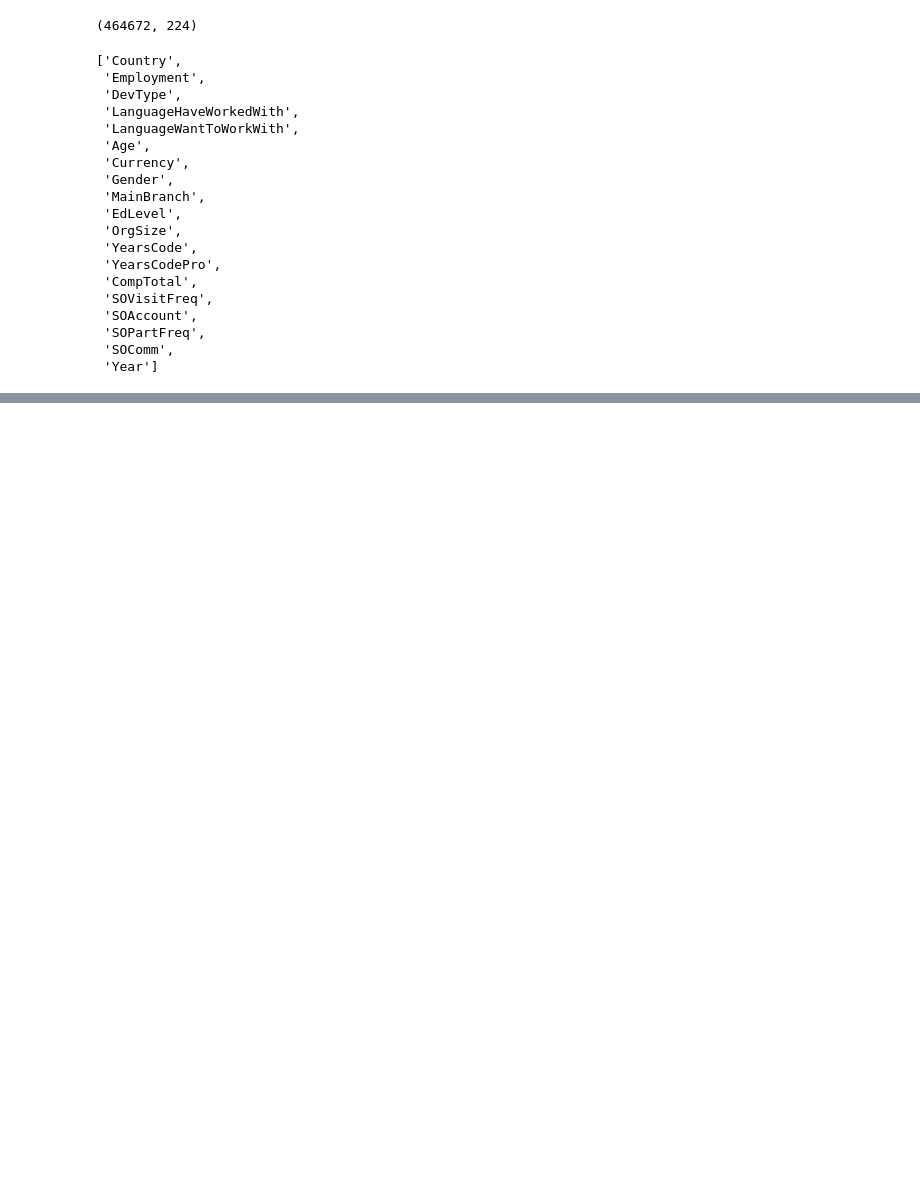
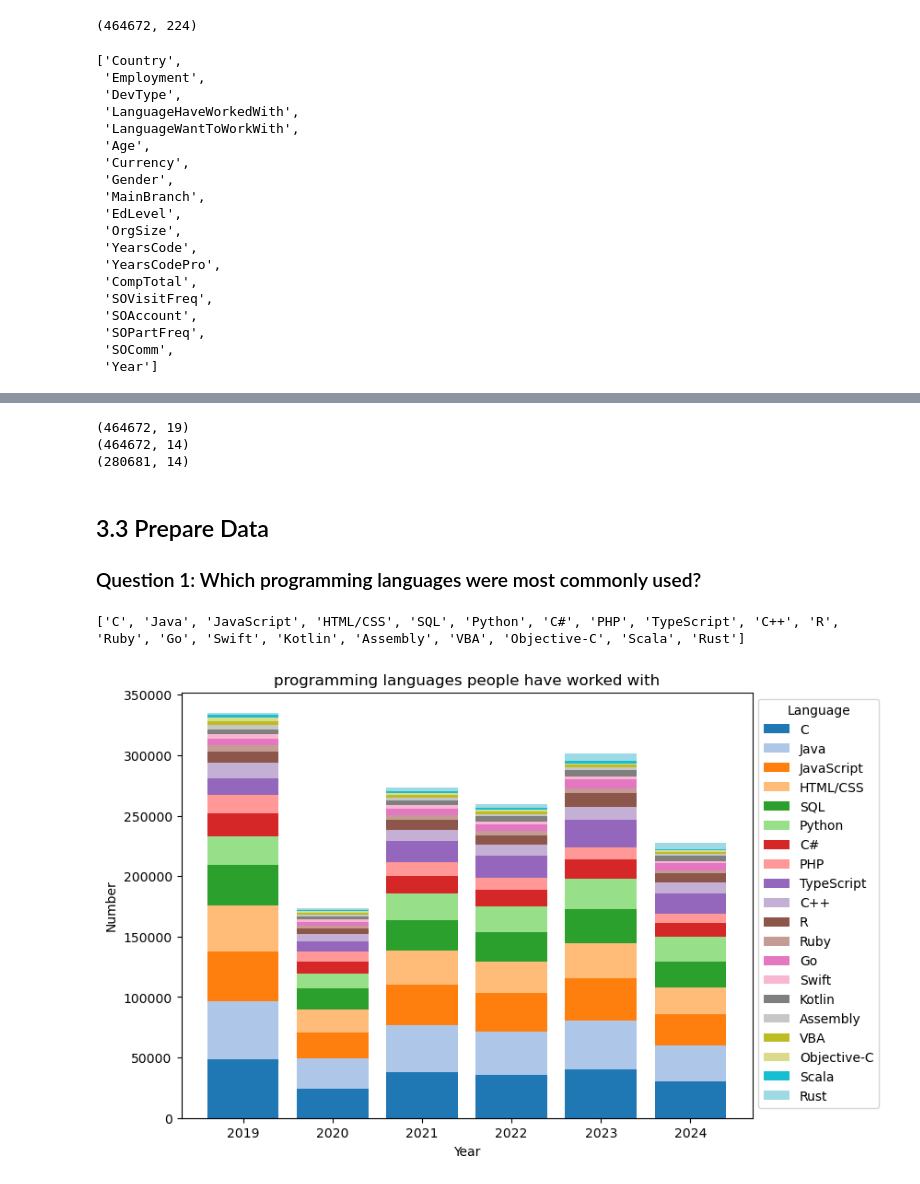
Before and after one commit to AlbertFlatscher/Stackoverflow_Survey_over_Time, a Jupyter notebook: Shifts_in_Programming_Preferences_from_2019_to_2024.ipynb, the cells around one changed output, grey strips where cells are left out. Saved outputs shown, nothing was run; the diff lists cells and outputs as text; code cells hidden in the pictures; blank space fills up the shorter version.

Commit message:
Answering 3 Research Questions, Plotting the results

```diff
--- a/Shifts_in_Programming_Preferences_from_2019_to_2024.ipynb
+++ b/Shifts_in_Programming_Preferences_from_2019_to_2024.ipynb
@@ -606,8 +217,0 @@ num_high_freq.head()
-# %%
-# determine the ratio of the dataframe
-ratio_list = []
-for year in years:
-    ratio = num_high_freq[num_high_freq.index == year].sum() / num_high_freq[num_high_freq.index == year].sum().sum()
-    ratio_list.append(ratio)
-
-ratio_high_freq = pd.DataFrame(ratio_list, index=years)
@@ -640,0 +277,17 @@ test.head(20)
+# %%
+# We need to further thin out the df and drop columns not
+# relevant for our research questions. Espacially columns with many NaN's
+print(reduced_df.shape)
+# drop the Columns with a high ratio of Nan's and check the shape of the df
+reduced_df = reduced_df.drop(['Currency', 'CompTotal', 'Gender', 'OrgSize', 'YearsCodePro'], axis=1)
+print(reduced_df.shape)
+# drop the rows conataining (any) NaN's and check the shape of the df
+reduced_df = reduced_df.dropna()
+print(reduced_df.shape)
+# %% [output]
+(464672, 19)
+(464672, 14)
+(280681, 14)
+# %% [markdown]
+## 3.3 Prepare Data
+### Question 1: Which programming languages were most commonly used?
@@ -640,0 +399,7 @@ test.head(20)
+# %%
+# plot the number of people who worked with a certain language using plot_stacked_bar
+plot_stacked_bar(num_have_worked, 'Number',\
+                 'programming languages people have worked with',-1, False)
+# %% [output]
+['C', 'Java', 'JavaScript', 'HTML/CSS', 'SQL', 'Python', 'C#', 'PHP', 'TypeScript', 'C++', 'R', 'Ruby', 'Go', 'Swift', 'Kotlin', 'Assembly', 'VBA', 'Objective-C', 'Scala', 'Rust']
+[figure, added]
```
Also changed, not shown: parts of 57 cells of this notebook.
